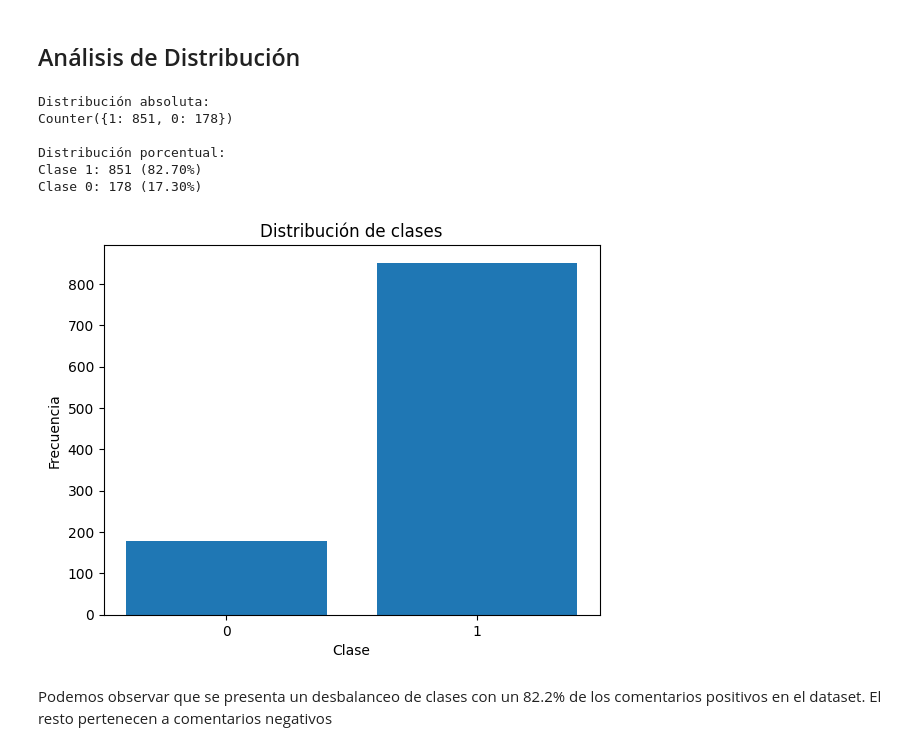
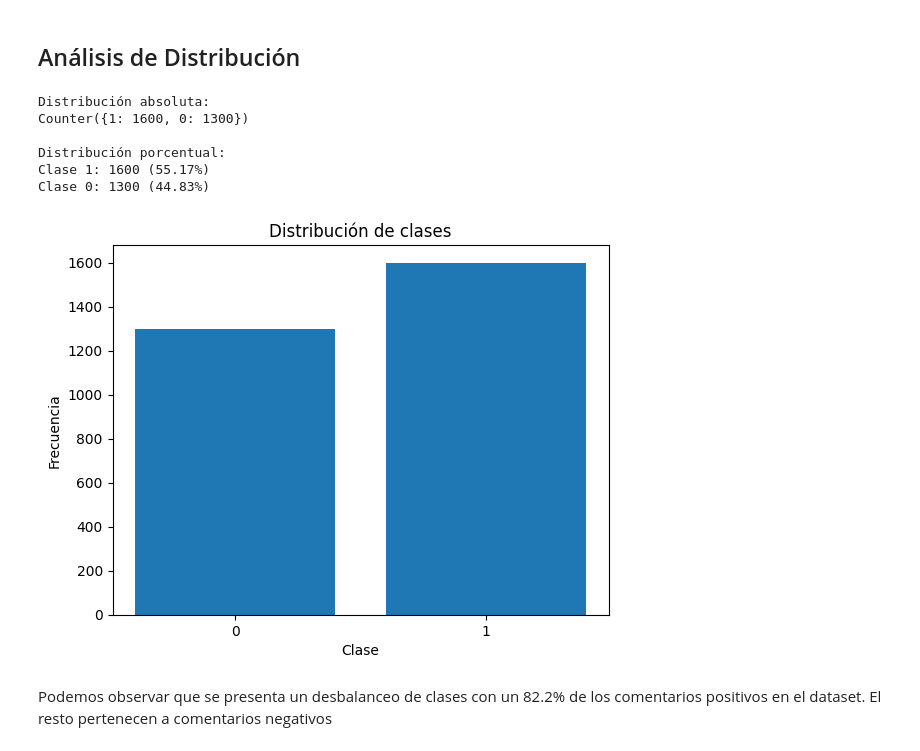
Before and after one commit to sebastianb92/nlp-labs, a Jupyter notebook: Session4/1-Text-classification-BERT.ipynb, the cells around one changed output. Cells and saved outputs as stored; diff of their text form; code cells hidden in the pictures.

```diff
--- a/Session4/1-Text-classification-BERT.ipynb
+++ b/Session4/1-Text-classification-BERT.ipynb
@@ -52,7 +52,7 @@ import os
 
 warnings.filterwarnings("ignore")
 os.environ['TOKENIZERS_PARALLELISM'] = 'false'
-dataset = load_dataset('sepidmnorozy/Spanish_sentiment', split='train')
+dataset = load_dataset('somosnlp/spa_climate_detection', split='train')
 dataset
 # %% [output]
 Dataset({
@@ -113,38 +119,38 @@ Revisamos los primero 5 registros del dataset para validar estructura y valores
 from collections import Counter
 import matplotlib.pyplot as plt
 
 # Extraer etiquetas
-labels = dataset["label"]
+labels = dataset["answer"]
 
 # Contar clases
 counter = Counter(labels)
 
 # Mostrar conteo
 print("Distribución absoluta:")
 print(counter)
 
 # Calcular proporciones
 total = sum(counter.values())
 print("\nDistribución porcentual:")
 for cls, freq in counter.items():
     print(f"Clase {cls}: {freq} ({freq/total:.2%})")
 
 # Graficar
 plt.figure()
 plt.bar(counter.keys(), counter.values())
 plt.xticks(list(counter.keys()))
 plt.xlabel("Clase")
 plt.ylabel("Frecuencia")
 plt.title("Distribución de clases")
 plt.show()
 # %% [output]
 Distribución absoluta:
-Counter({1: 851, 0: 178})
+Counter({1: 1600, 0: 1300})
 
 Distribución porcentual:
-Clase 1: 851 (82.70%)
-Clase 0: 178 (17.30%)
+Clase 1: 1600 (55.17%)
+Clase 0: 1300 (44.83%)
-[figure, old version]
+[figure, new version]
 # %% [markdown]
 Podemos observar que se presenta un desbalanceo de clases con un 82.2% de los comentarios positivos en el dataset. El resto pertenecen a comentarios negativos
 # %% [markdown]
```
Also changed, not shown: parts of 11 cells of this notebook.
